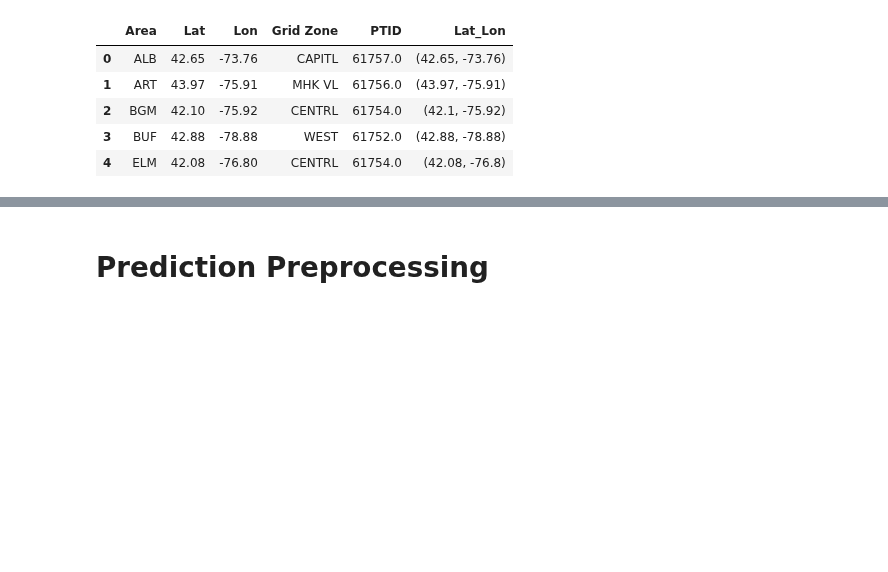
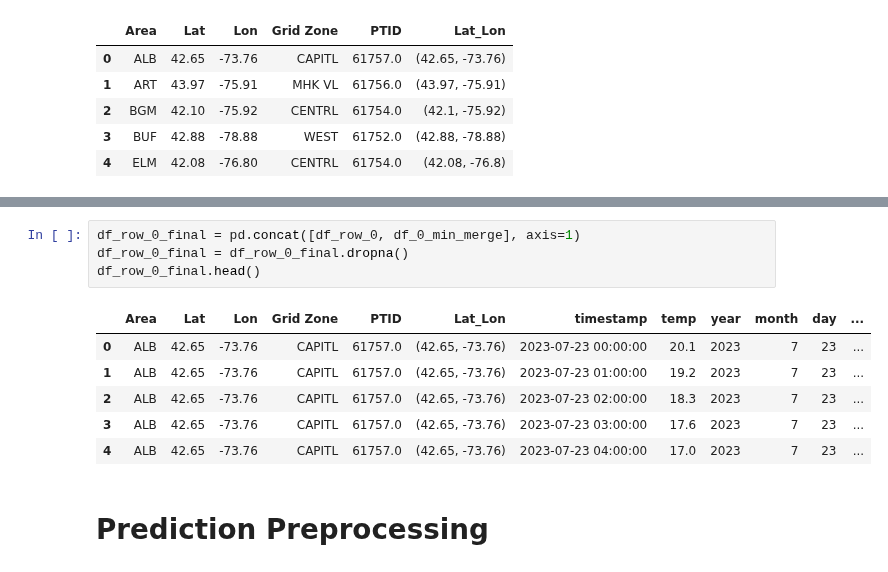
Before and after one commit to jmoro0408/Energy-Forecasting, a Jupyter notebook: scripts/9_weather_forecasting.ipynb, the cells around one changed output, grey strips where cells are left out. Drawn from its saved outputs; the diff is of its cells as text; blank space fills up the shorter version.

```diff
--- a/scripts/9_weather_forecasting.ipynb
+++ b/scripts/9_weather_forecasting.ipynb
@@ -221,3 +223,14 @@ test_parse
+# %%
+df_row_0_final = pd.concat([df_row_0, df_0_min_merge], axis=1)
+df_row_0_final = df_row_0_final.dropna()
+df_row_0_final.head()
+# %% [output]
+|  | Area | Lat | Lon | Grid Zone | PTID | Lat_Lon | timestamp | temp | year | month | day | ... |
+| 0 | ALB | 42.65 | -73.76 | CAPITL | 61757.0 | (42.65, -73.76) | 2023-07-23 00:00:00 | 20.1 | 2023 | 7 | 23 | ... |
+| 1 | ALB | 42.65 | -73.76 | CAPITL | 61757.0 | (42.65, -73.76) | 2023-07-23 01:00:00 | 19.2 | 2023 | 7 | 23 | ... |
+| 2 | ALB | 42.65 | -73.76 | CAPITL | 61757.0 | (42.65, -73.76) | 2023-07-23 02:00:00 | 18.3 | 2023 | 7 | 23 | ... |
+| 3 | ALB | 42.65 | -73.76 | CAPITL | 61757.0 | (42.65, -73.76) | 2023-07-23 03:00:00 | 17.6 | 2023 | 7 | 23 | ... |
+| 4 | ALB | 42.65 | -73.76 | CAPITL | 61757.0 | (42.65, -73.76) | 2023-07-23 04:00:00 | 17.0 | 2023 | 7 | 23 | ... |
 # %% [markdown]
 # Prediction Preprocessing
 # %% [markdown]
```
Also changed, not shown: parts of 19 cells of this notebook.
